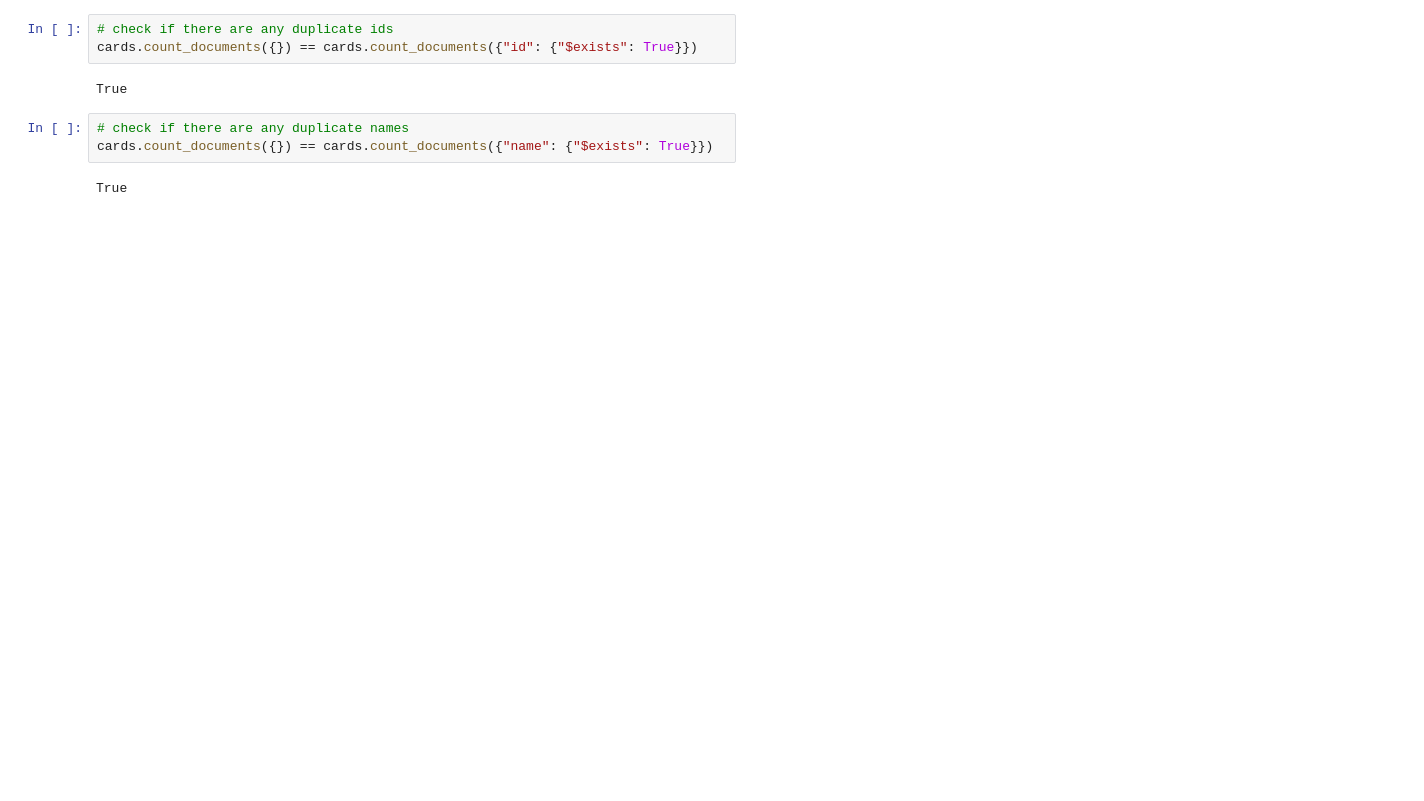
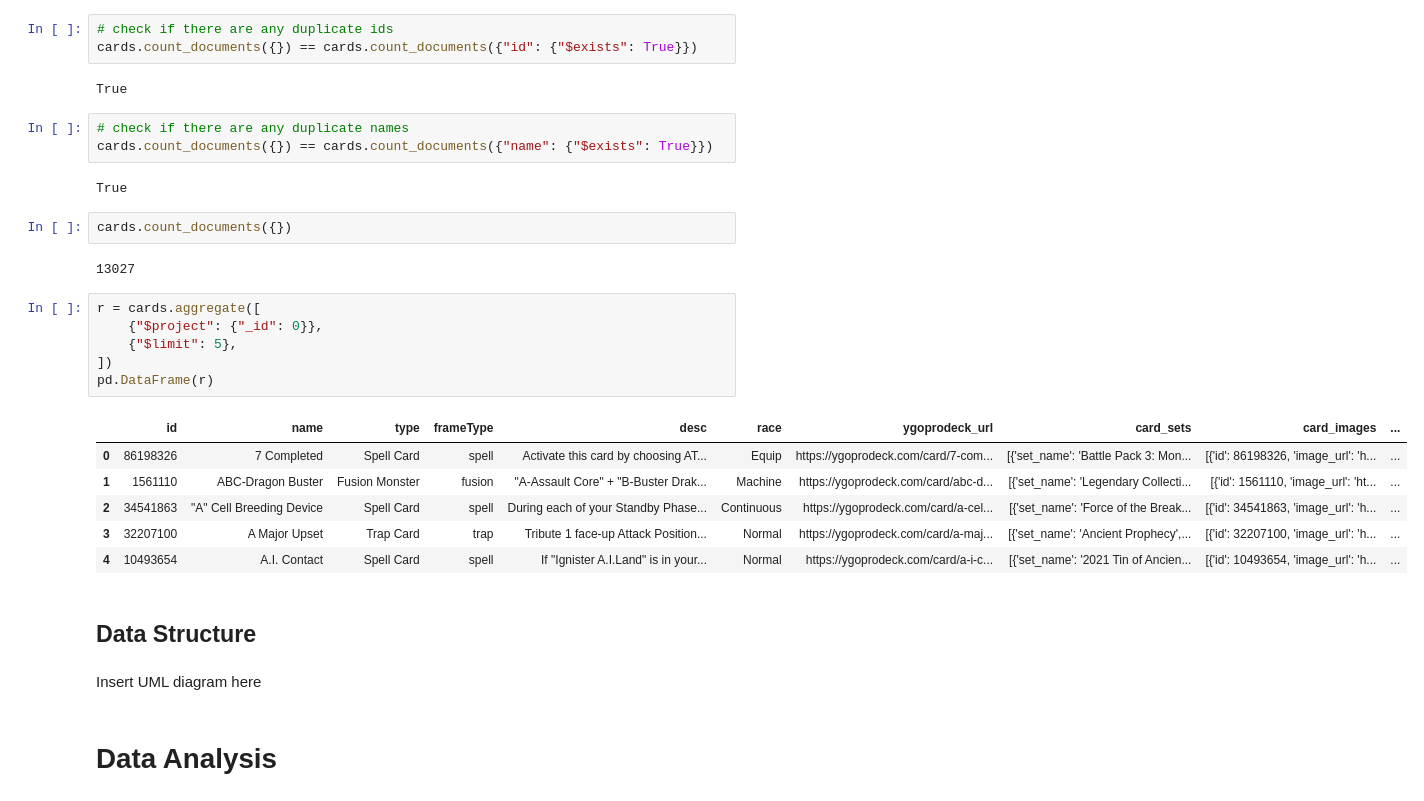
Before and after one commit to rportm/nosql_project, a Jupyter notebook: main_report.ipynb, the cells around one changed output. Saved outputs shown, nothing was run; the diff lists cells and outputs as text; blank space fills up the shorter version.

```diff
--- a/main_report.ipynb
+++ b/main_report.ipynb
@@ -143,3 +297,26 @@ True
 cards.count_documents({}) == cards.count_documents({"name": {"$exists": True}})
 # %% [output]
 True
+# %%
+cards.count_documents({})
+# %% [output]
+13027
+# %%
+r = cards.aggregate([
+    {"$project": {"_id": 0}},
+    {"$limit": 5},
+])
+pd.DataFrame(r)
+# %% [output]
+|  | id | name | type | frameType | desc | race | ygoprodeck_url | card_sets | card_images | ... |
+| 0 | 86198326 | 7 Completed | Spell Card | spell | Activate this card by choosing AT... | Equip | https://ygoprodeck.com/card/7-com... | [{'set_name': 'Battle Pack 3: Mon... | [{'id': 86198326, 'image_url': 'h... | ... |
+| 1 | 1561110 | ABC-Dragon Buster | Fusion Monster | fusion | "A-Assault Core" + "B-Buster Drak... | Machine | https://ygoprodeck.com/card/abc-d... | [{'set_name': 'Legendary Collecti... | [{'id': 1561110, 'image_url': 'ht... | ... |
+| 2 | 34541863 | "A" Cell Breeding Device | Spell Card | spell | During each of your Standby Phase... | Continuous | https://ygoprodeck.com/card/a-cel... | [{'set_name': 'Force of the Break... | [{'id': 34541863, 'image_url': 'h... | ... |
+| 3 | 32207100 | A Major Upset | Trap Card | trap | Tribute 1 face-up Attack Position... | Normal | https://ygoprodeck.com/card/a-maj... | [{'set_name': 'Ancient Prophecy',... | [{'id': 32207100, 'image_url': 'h... | ... |
+| 4 | 10493654 | A.I. Contact | Spell Card | spell | If "Ignister A.I.Land" is in your... | Normal | https://ygoprodeck.com/card/a-i-c... | [{'set_name': '2021 Tin of Ancien... | [{'id': 10493654, 'image_url': 'h... | ... |
+# %% [markdown]
+## Data Structure
+# %% [markdown]
+Insert UML diagram here
+# %% [markdown]
+# Data Analysis
```
Also changed, not shown: parts of 44 cells of this notebook, 2 other files.
